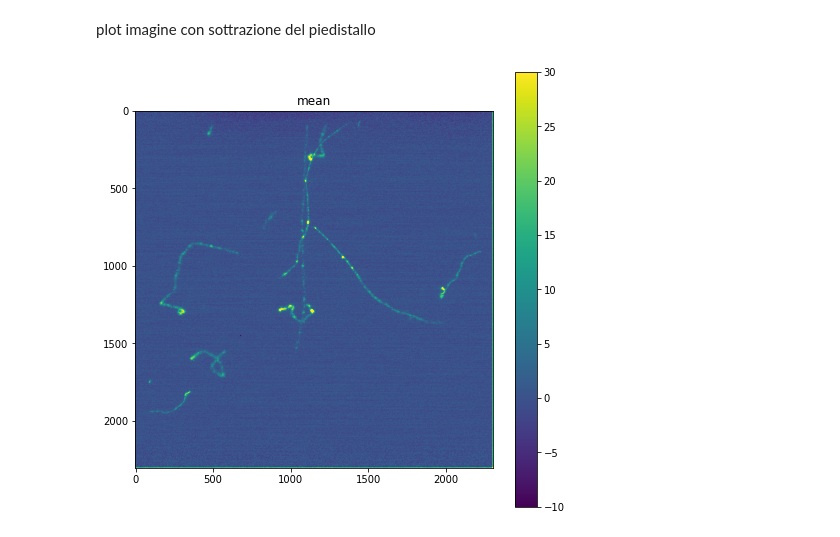
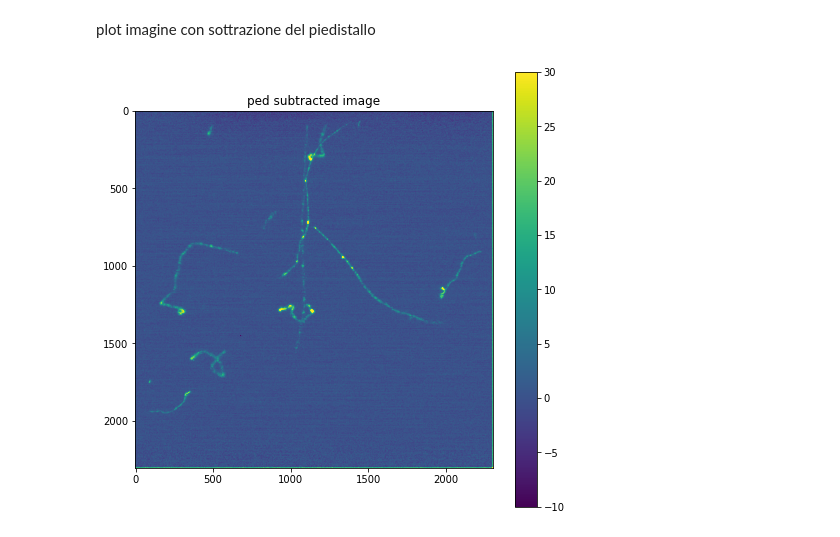
Before and after one commit to emanueledimarco/cygno, a Jupyter notebook: dev/readMidasFile.ipynb, the cells around one changed output. Drawn from its saved outputs; the diff is of its cells as text; code cells hidden in the pictures.

```diff
--- a/dev/readMidasFile.ipynb
+++ b/dev/readMidasFile.ipynb
@@ -139,8 +139,8 @@ plot imagine con sottrazione del piedistallo
 # %%
 fig, ax = plt.subplots(1, figsize=(8,8))
 im = ax.imshow(image-m_image, vmin=-10,vmax=30)
 fig.colorbar(im, ax=ax)
-ax.set_title("mean")
+ax.set_title("ped subtracted image")
 plt.show()
 # %% [output]
-[figure, old version]
+[figure, new version]
```
